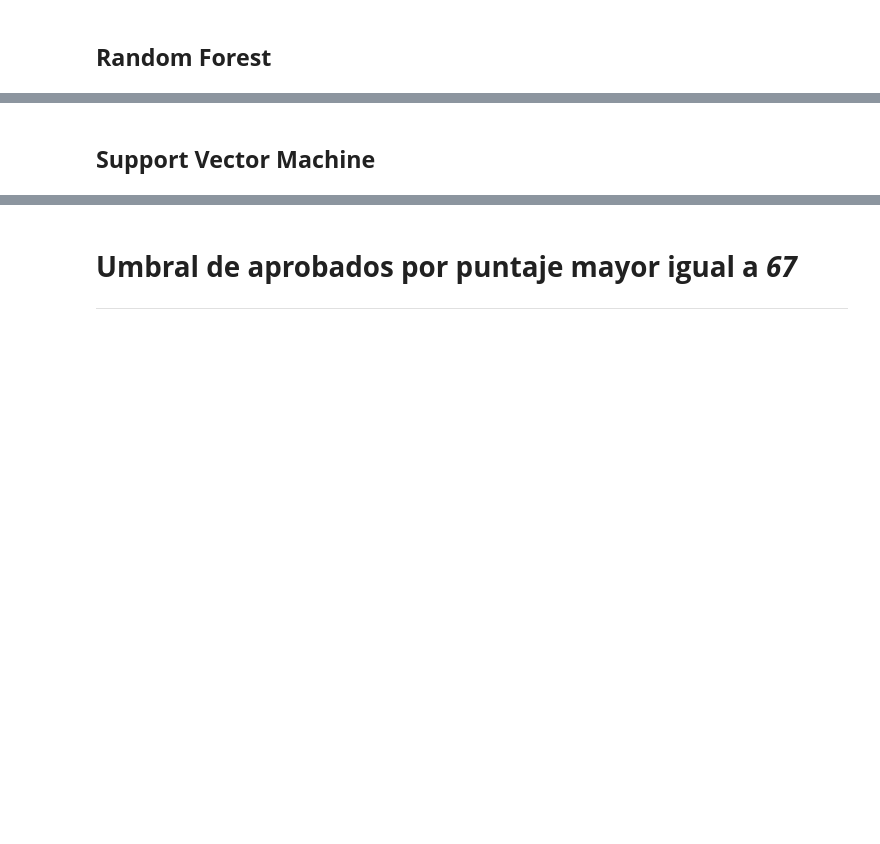
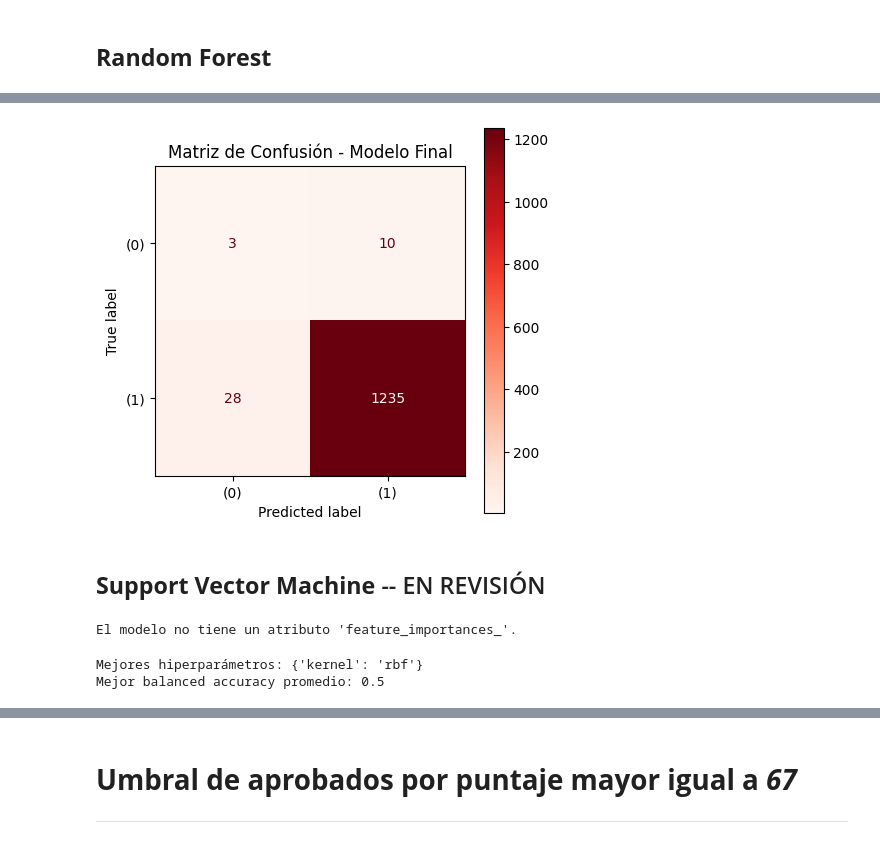
Before and after one commit to JeiGeek/ia1-LosPandas-prediccion_rendimiento_estudiantil, a Jupyter notebook: 02_Supervised_learning.ipynb, the cells around one changed output, grey strips where cells are left out. Cells and saved outputs as stored; diff of their text form; code cells hidden in the pictures; blank space fills up the shorter version.

```diff
--- a/02_Supervised_learning.ipynb
+++ b/02_Supervised_learning.ipynb
@@ -179,15 +181,19 @@ def flujo_clasificacion(modelo, param_grid, X_train, X_test, y_train, y_test):
   mcc_final = matthews_corrcoef(y_test, y_pred)
 
   # Importancia de columnas
-  importantes = pd.DataFrame({
-      'Columna': X_train.columns,
-      'Importancia': mejor_modelo.feature_importances_
-  })
+  try: # manejo de error para el SVC
+    importantes = pd.DataFrame({
+        'Columna': X_train.columns,
+        'Importancia': mejor_modelo.feature_importances_
+    })
+  except AttributeError:
+    importantes = None
+    print("El modelo no tiene un atributo 'feature_importances_'.")
 
   # Calcular matriz de confusión
   cm = confusion_matrix(y_test, y_pred)
 
-  return grid, scores_folds, balanced_acc_final, mcc_final, classification_report(y_test, y_pred), cm, importantes
+  return grid, scores_folds, balanced_acc_final, mcc_final, classification_report(y_test, y_pred, zero_division=0), cm, importantes
 # %%
 #@title Primera partición de dataset para evaluar y evitar sobre entrenamiento
 X = df_60.drop(['Exam_Score','Aprobados'], axis=1)
@@ -444,3 +451,15 @@ Classification Report:
 weighted avg       0.99      0.99      0.99      1276
 # %% [markdown]
 ## **Random Forest**
+# %%
+# Modelo base
+forest = RandomForestClassifier(random_state=42)
+
+# Espacio de hiperparámetros para el tuning
+param_grid = {
+    'n_estimators': [2, 5, 10, 50, 100], # numero de arboles a realizar
+    'max_depth': [2, 3, 5, 10, 15, 20, None]
+}
+# %%
+# Llamado de la función
+grid, scores_folds, balanced_acc_final, mcc_final, report, cm, importantes = flujo_clasificacion(forest, param_grid, X_train, X_test, y_train, y_test)
@@ -447,2 +510,20 @@ weighted avg       0.99      0.99      0.99      1276
+# %%
+# Creacion de la matriz de confusión
+disp = ConfusionMatrixDisplay(
+    confusion_matrix=cm,
+    display_labels=["(0)", "(1)"]
+)
+
+# Graficar
+fig, ax = plt.subplots(figsize=(5, 5))
+disp.plot(
+    cmap="Reds",
+    values_format="d",
+    ax=ax
+)
+plt.title("Matriz de Confusión - Modelo Final")
+plt.show()
+# %% [output]
+[figure, added]
 # %% [markdown]
-## **Support Vector Machine**
+## **Support Vector Machine** -- EN REVISIÓN
@@ -448,0 +538,12 @@ weighted avg       0.99      0.99      0.99      1276
+# %%
+# Llamado de la función
+grid, scores_folds, balanced_acc_final, mcc_final, report, cm, importantes = flujo_clasificacion(svc, param_grid, X_train, X_test, y_train, y_test)
+# %% [output]
+El modelo no tiene un atributo 'feature_importances_'.
+# %%
+# Mejores hiperparametros
+print("Mejores hiperparámetros:", grid.best_params_)
+print("Mejor balanced accuracy promedio:", grid.best_score_)
+# %% [output]
+Mejores hiperparámetros: {'kernel': 'rbf'}
+Mejor balanced accuracy promedio: 0.5
```
Also changed, not shown: parts of 8 cells of this notebook.
